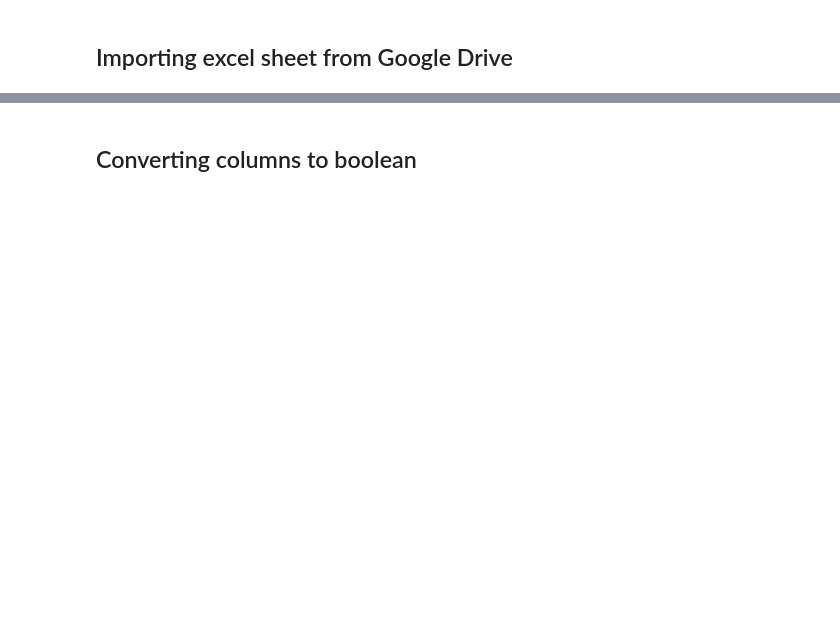
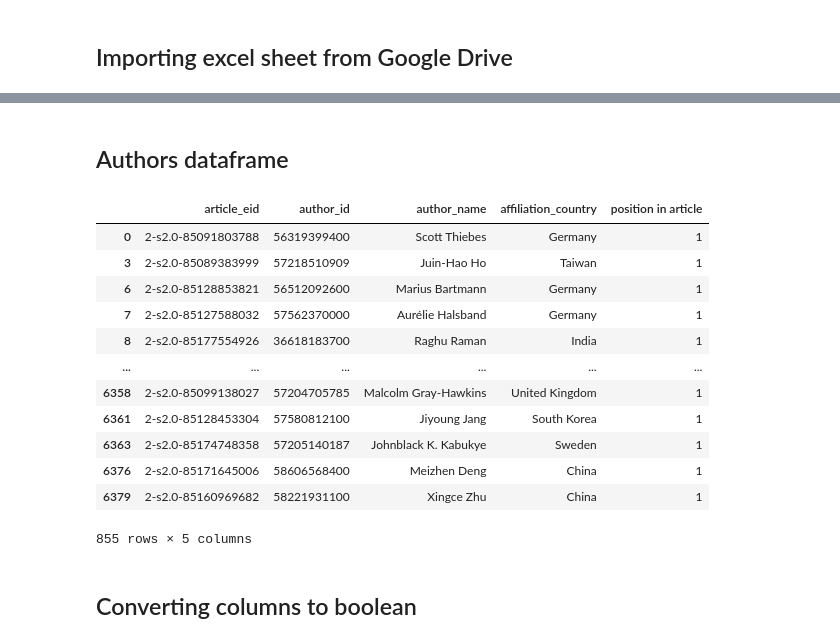
Before and after one commit to datagus/review_eda, a Jupyter notebook: analysis.ipynb, the cells around one changed output, grey strips where cells are left out. Cells and saved outputs as stored; diff of their text form; code cells hidden in the pictures; blank space fills up the shorter version.

```diff
--- a/analysis.ipynb
+++ b/analysis.ipynb
@@ -44,3 +56,56 @@ df
+# %% [markdown]
+## Authors dataframe
+# %%
+#creating the function
+def articles_info(eids):
+    arts = []
+    for eid in eids:
+        #applying pybliometrics
+        arts.append(AbstractRetrieval(eid, view='FULL'))
+    return arts
+# %%
+#extracting all the eid's and scopus id's
+eids = df["EID"].tolist()
+#calling the function, make sure to have your API key running
+articles = articles_info(eids)
+# %%
+#creating dictionary
+authors = {
+            'article_eid': [],
+            'author_id': [],
+            'author_name': [],
+            'affiliation_country': [],
+            'position in article': []
+            }
+#iterating over each element in the articles list
+for article in articles:
+    #iterating over each element in authorgroup
+    for i in range(len(article.authorgroup)):
+        authors['article_eid'].append(article.eid)
+        authors['author_id'].append(article.authorgroup[i].auid)
+        first_name = article.authorgroup[i].given_name
+        last_name = article.authorgroup[i].surname
+        authors['author_name'].append(f'{first_name} {last_name}')
+        authors['affiliation_country'].append(article.authorgroup[i].country)
+        authors['position in article'].append(str(i+1))
+
+authors_df = pd.DataFrame(authors)
+# %%
+authors_df.loc[authors_df["position in article"]=="1",]
+# %% [output]
+|  | article_eid | author_id | author_name | affiliation_country | position in article |
+| 0 | 2-s2.0-85091803788 | 56319399400 | Scott Thiebes | Germany | 1 |
+| 3 | 2-s2.0-85089383999 | 57218510909 | Juin-Hao Ho | Taiwan | 1 |
+| 6 | 2-s2.0-85128853821 | 56512092600 | Marius Bartmann | Germany | 1 |
+| 7 | 2-s2.0-85127588032 | 57562370000 | Aurélie Halsband | Germany | 1 |
+| 8 | 2-s2.0-85177554926 | 36618183700 | Raghu Raman | India | 1 |
+| ... | ... | ... | ... | ... | ... |
+| 6358 | 2-s2.0-85099138027 | 57204705785 | Malcolm Gray-Hawkins | United Kingdom | 1 |
+| 6361 | 2-s2.0-85128453304 | 57580812100 | Jiyoung Jang | South Korea | 1 |
+| 6363 | 2-s2.0-85174748358 | 57205140187 | Johnblack K. Kabukye | Sweden | 1 |
+| 6376 | 2-s2.0-85171645006 | 58606568400 | Meizhen Deng | China | 1 |
+| 6379 | 2-s2.0-85160969682 | 58221931100 | Xingce Zhu | China | 1 |
+855 rows × 5 columns
 # %% [markdown]
 ## Converting columns to boolean
 # %%
```
Also changed, not shown: parts of 21 cells of this notebook.
